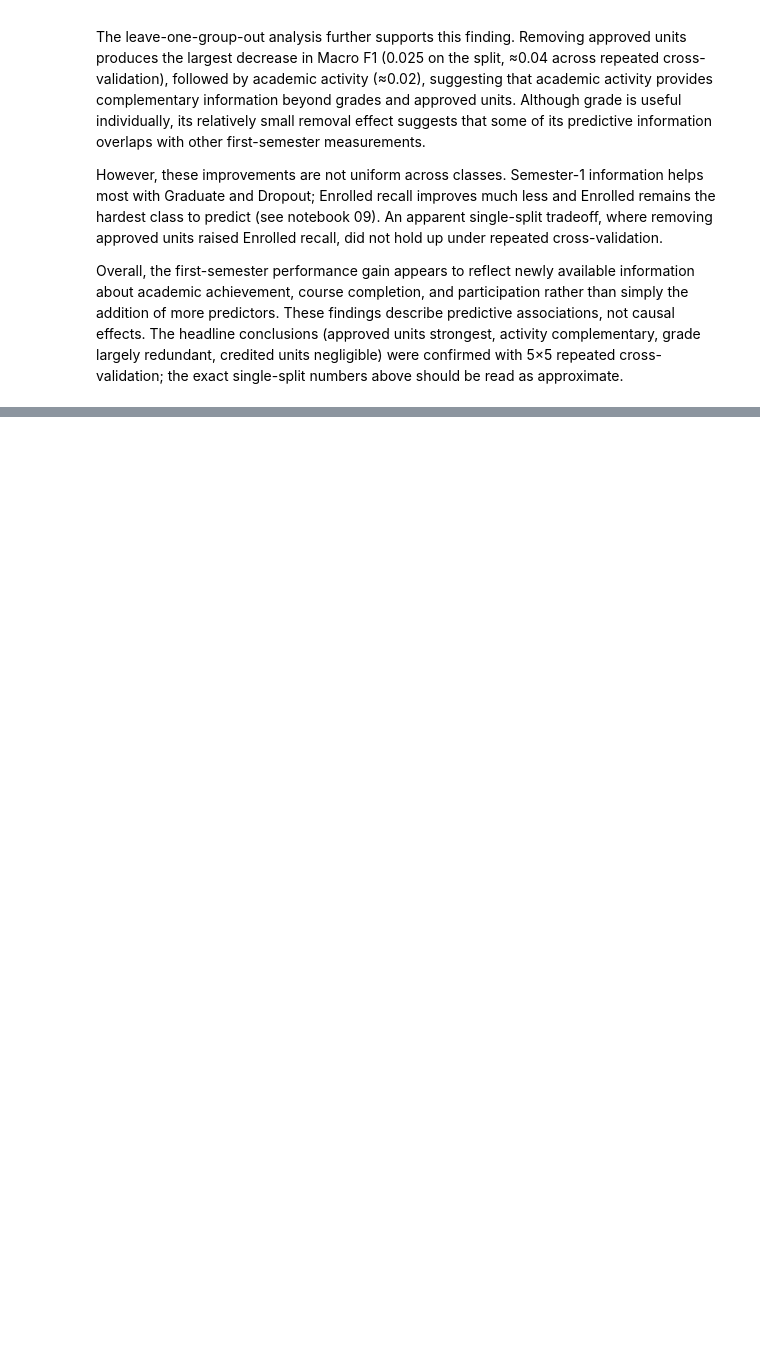
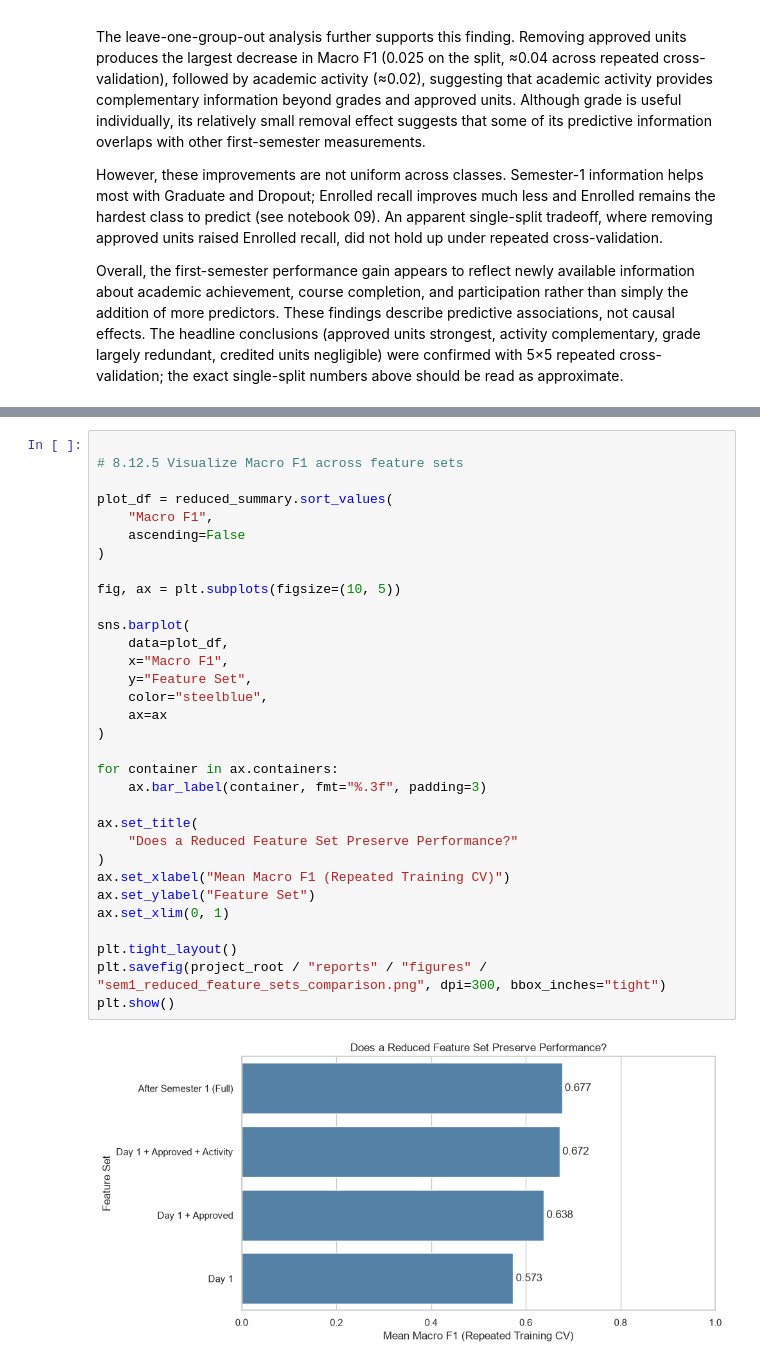
Before and after one commit to itsjavi16/student-dropout-prediction, a Jupyter notebook: notebooks/08_sem1_mechanism_ablation.ipynb, the cells around one changed output, grey strips where cells are left out. Cells and saved outputs as stored; diff of their text form; blank space fills up the shorter version.

```diff
--- a/notebooks/08_sem1_mechanism_ablation.ipynb
+++ b/notebooks/08_sem1_mechanism_ablation.ipynb
@@ -626,0 +829,34 @@ Overall, the first-semester performance gain appears to reflect newly available
+# %%
+
+# 8.12.5 Visualize Macro F1 across feature sets
+
+plot_df = reduced_summary.sort_values(
+    "Macro F1",
+    ascending=False
+)
+
+fig, ax = plt.subplots(figsize=(10, 5))
+
+sns.barplot(
+    data=plot_df,
+    x="Macro F1",
+    y="Feature Set",
+    color="steelblue",
+    ax=ax
+)
+
+for container in ax.containers:
+    ax.bar_label(container, fmt="%.3f", padding=3)
+
+ax.set_title(
+    "Does a Reduced Feature Set Preserve Performance?"
+)
+ax.set_xlabel("Mean Macro F1 (Repeated Training CV)")
+ax.set_ylabel("Feature Set")
+ax.set_xlim(0, 1)
+
+plt.tight_layout()
+plt.savefig(project_root / "reports" / "figures" / "sem1_reduced_feature_sets_comparison.png", dpi=300, bbox_inches="tight")
+plt.show()
+# %% [output]
+[figure, added]
```
Also changed, not shown: parts of 20 cells of this notebook, 3 other files.
